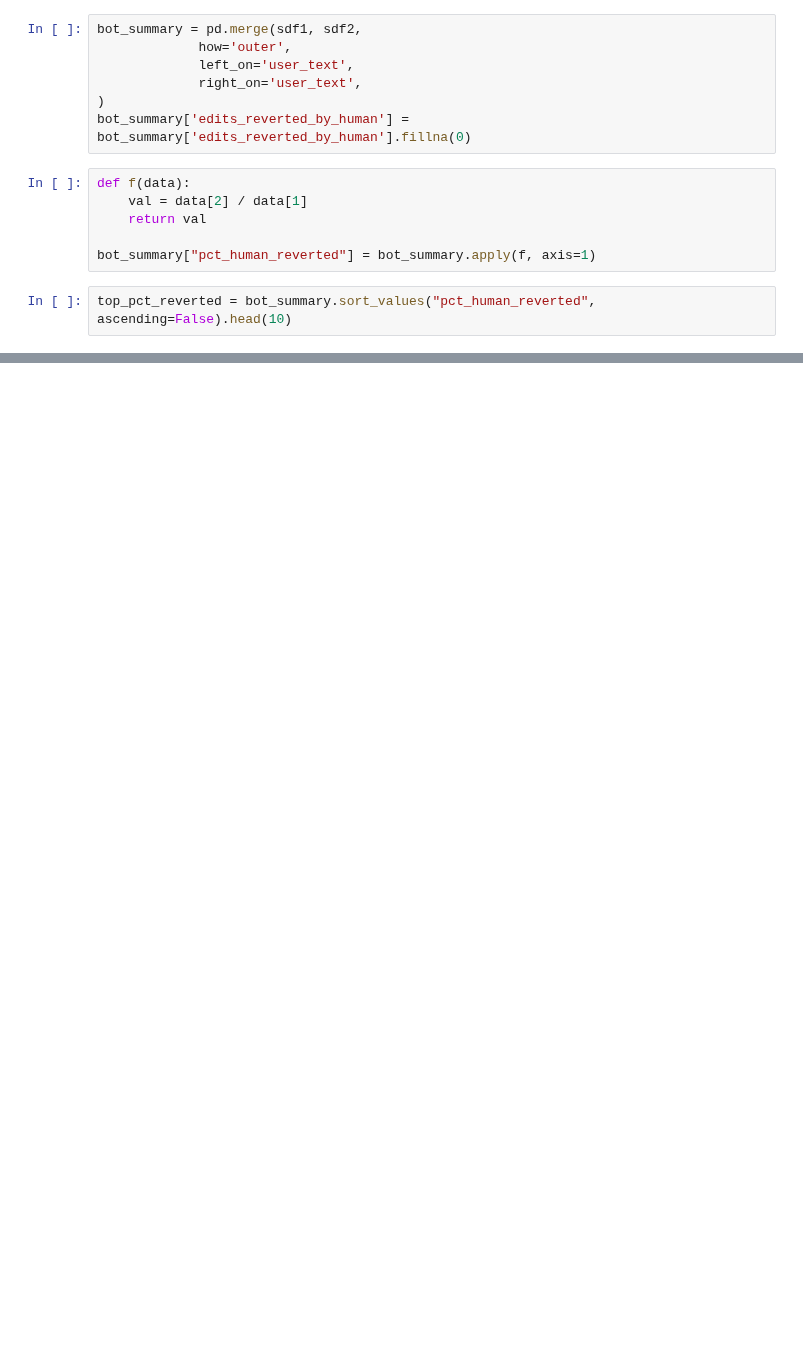
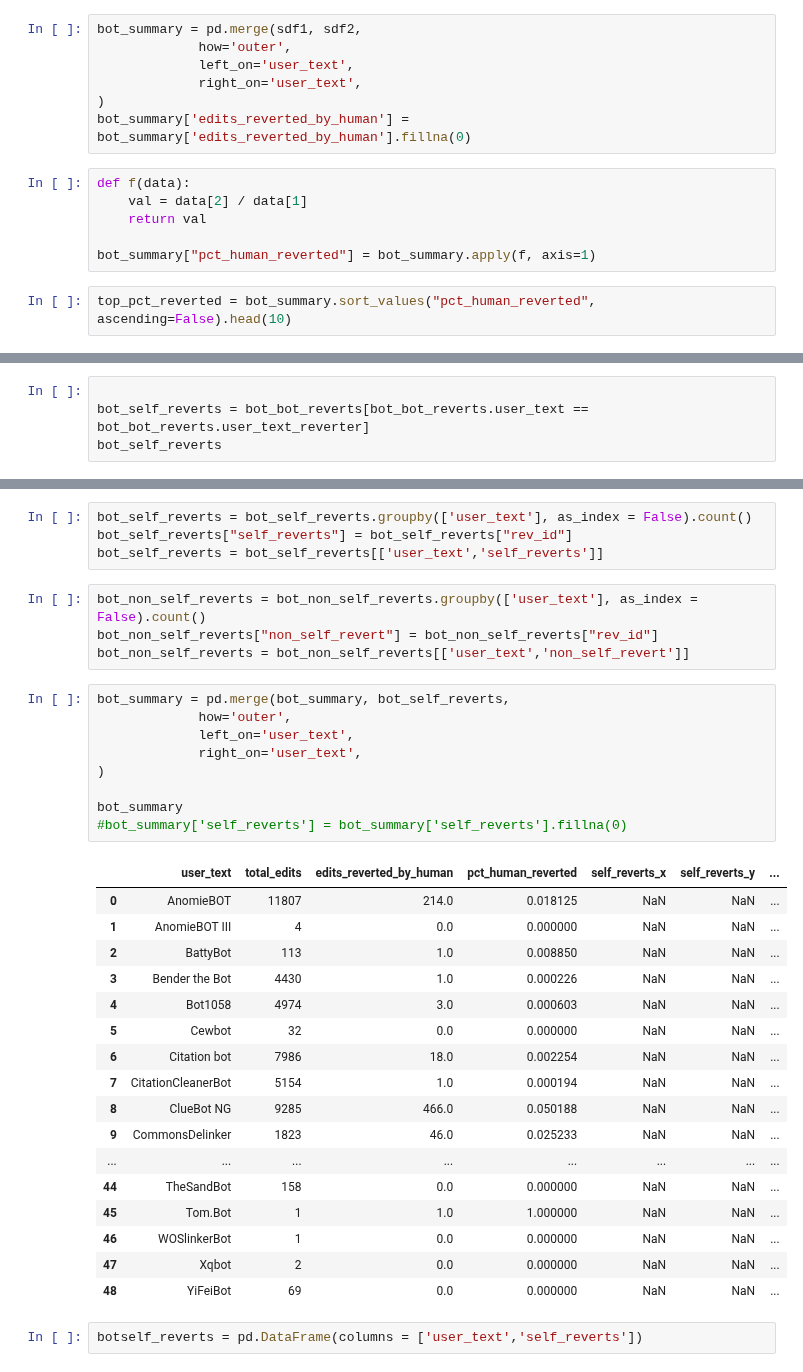
Before and after one commit to levon003/wiki-ores-feedback, a Jupyter notebook: reu2021/bot_reverts_namespace0.ipynb, the cells around one changed output, grey strips where cells are left out. Saved outputs shown, nothing was run; the diff lists cells and outputs as text; blank space fills up the shorter version.

```diff
--- a/reu2021/bot_reverts_namespace0.ipynb
+++ b/reu2021/bot_reverts_namespace0.ipynb
@@ -566,0 +596,4 @@ dtype: float64
+# %%
+
+bot_self_reverts = bot_bot_reverts[bot_bot_reverts.user_text == bot_bot_reverts.user_text_reverter]
+bot_self_reverts
@@ -566,0 +620,37 @@ dtype: float64
+# %%
+bot_self_reverts = bot_self_reverts.groupby(['user_text'], as_index = False).count()
+bot_self_reverts["self_reverts"] = bot_self_reverts["rev_id"]
+bot_self_reverts = bot_self_reverts[['user_text','self_reverts']]
+# %%
+bot_non_self_reverts = bot_non_self_reverts.groupby(['user_text'], as_index = False).count()
+bot_non_self_reverts["non_self_revert"] = bot_non_self_reverts["rev_id"]
+bot_non_self_reverts = bot_non_self_reverts[['user_text','non_self_revert']]
+# %%
+bot_summary = pd.merge(bot_summary, bot_self_reverts,
+             how='outer',
+             left_on='user_text',
+             right_on='user_text',
+)
+
+bot_summary
+#bot_summary['self_reverts'] = bot_summary['self_reverts'].fillna(0)
+# %% [output]
+|  | user_text | total_edits | edits_reverted_by_human | pct_human_reverted | self_reverts_x | self_reverts_y | ... |
+| 0 | AnomieBOT | 11807 | 214.0 | 0.018125 | NaN | NaN | ... |
+| 1 | AnomieBOT III | 4 | 0.0 | 0.000000 | NaN | NaN | ... |
+| 2 | BattyBot | 113 | 1.0 | 0.008850 | NaN | NaN | ... |
+| 3 | Bender the Bot | 4430 | 1.0 | 0.000226 | NaN | NaN | ... |
+| 4 | Bot1058 | 4974 | 3.0 | 0.000603 | NaN | NaN | ... |
+| 5 | Cewbot | 32 | 0.0 | 0.000000 | NaN | NaN | ... |
+| 6 | Citation bot | 7986 | 18.0 | 0.002254 | NaN | NaN | ... |
+| 7 | CitationCleanerBot | 5154 | 1.0 | 0.000194 | NaN | NaN | ... |
+| 8 | ClueBot NG | 9285 | 466.0 | 0.050188 | NaN | NaN | ... |
+| 9 | CommonsDelinker | 1823 | 46.0 | 0.025233 | NaN | NaN | ... |
+| ... | ... | ... | ... | ... | ... | ... | ... |
+| 44 | TheSandBot | 158 | 0.0 | 0.000000 | NaN | NaN | ... |
+| 45 | Tom.Bot | 1 | 1.0 | 1.000000 | NaN | NaN | ... |
+| 46 | WOSlinkerBot | 1 | 0.0 | 0.000000 | NaN | NaN | ... |
+| 47 | Xqbot | 2 | 0.0 | 0.000000 | NaN | NaN | ... |
+| 48 | YiFeiBot | 69 | 0.0 | 0.000000 | NaN | NaN | ... |
+# %%
+botself_reverts = pd.DataFrame(columns = ['user_text','self_reverts'])
```
Also changed, not shown: parts of 11 cells of this notebook.
